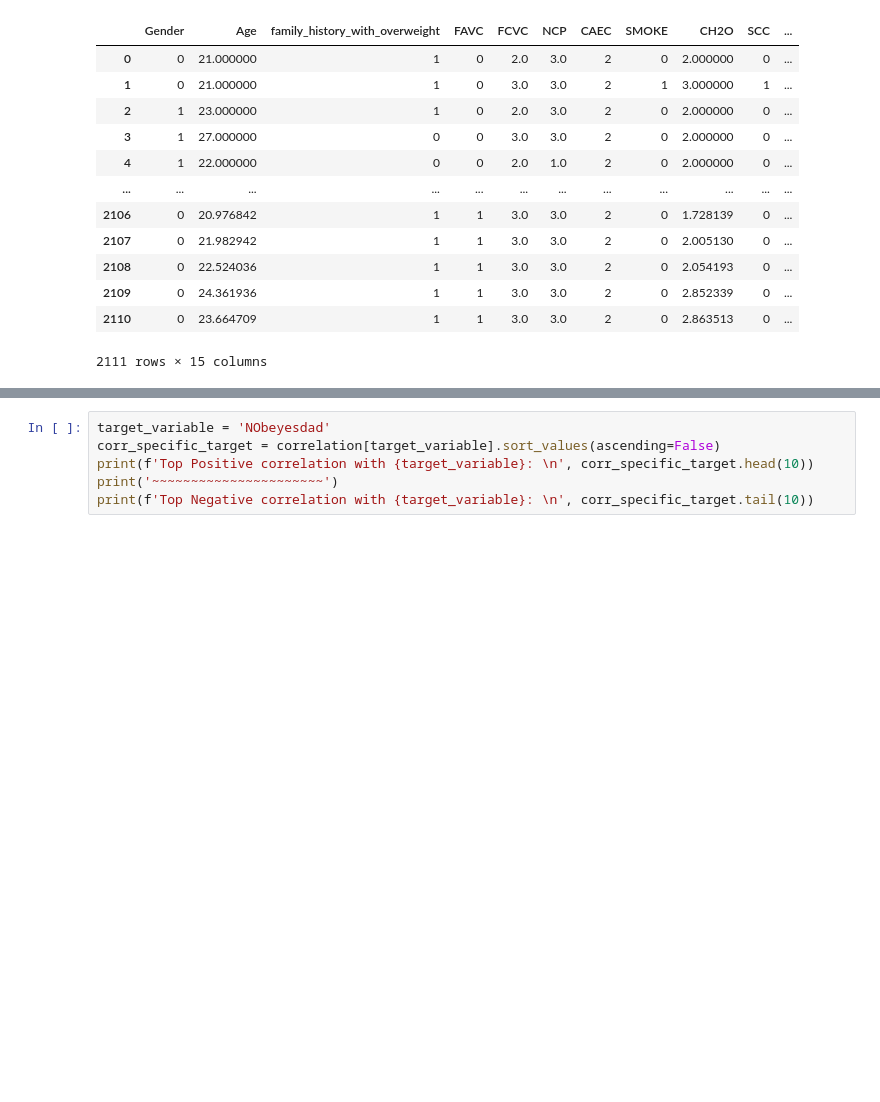
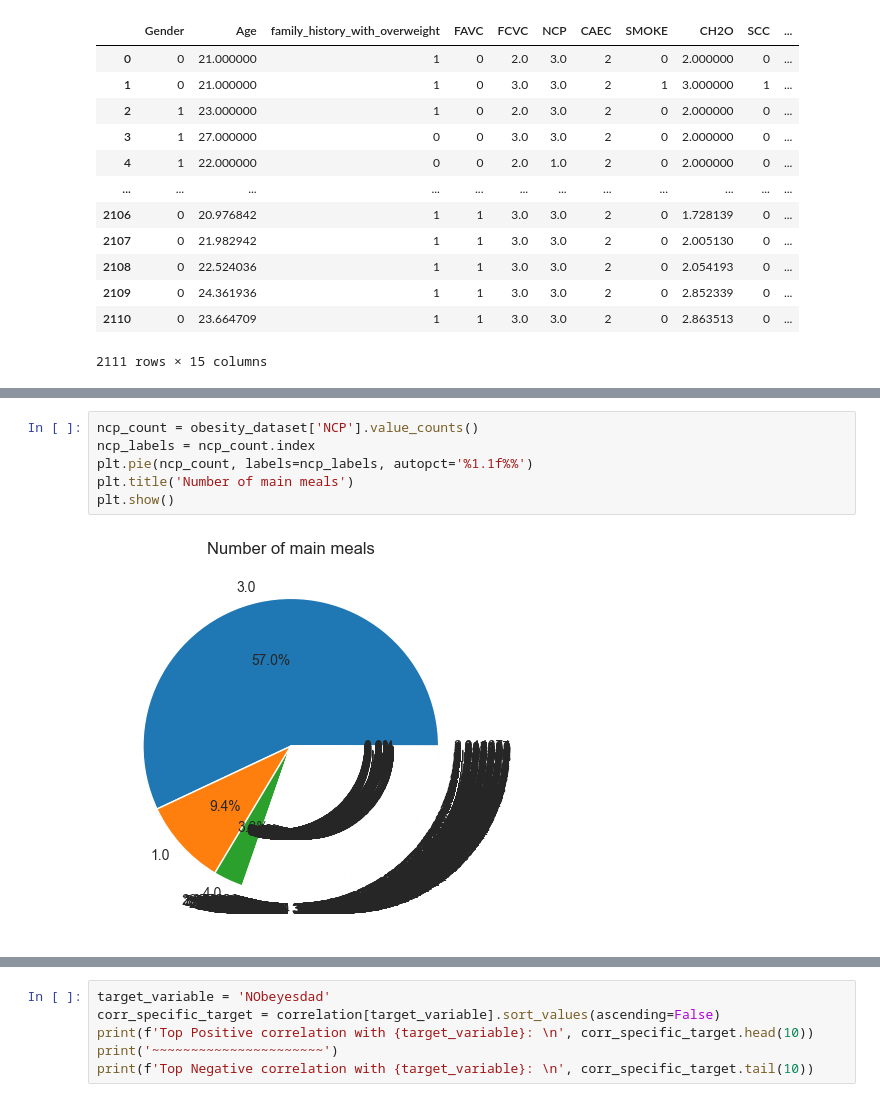
Before and after one commit to ElaIstriceSagace/ObesityDataAnalysis, a Jupyter notebook: Analysis/ObesityDataAnalysis.ipynb, the cells around one changed output, grey strips where cells are left out. Drawn from its saved outputs; the diff is of its cells as text; blank space fills up the shorter version.

```diff
--- a/Analysis/ObesityDataAnalysis.ipynb
+++ b/Analysis/ObesityDataAnalysis.ipynb
@@ -145,0 +197,8 @@ plt.show()
+# %%
+ncp_count = obesity_dataset['NCP'].value_counts()
+ncp_labels = ncp_count.index
+plt.pie(ncp_count, labels=ncp_labels, autopct='%1.1f%%')
+plt.title('Number of main meals')
+plt.show()
+# %% [output]
+[figure, added]
```
Also changed, not shown: parts of 14 cells of this notebook.
